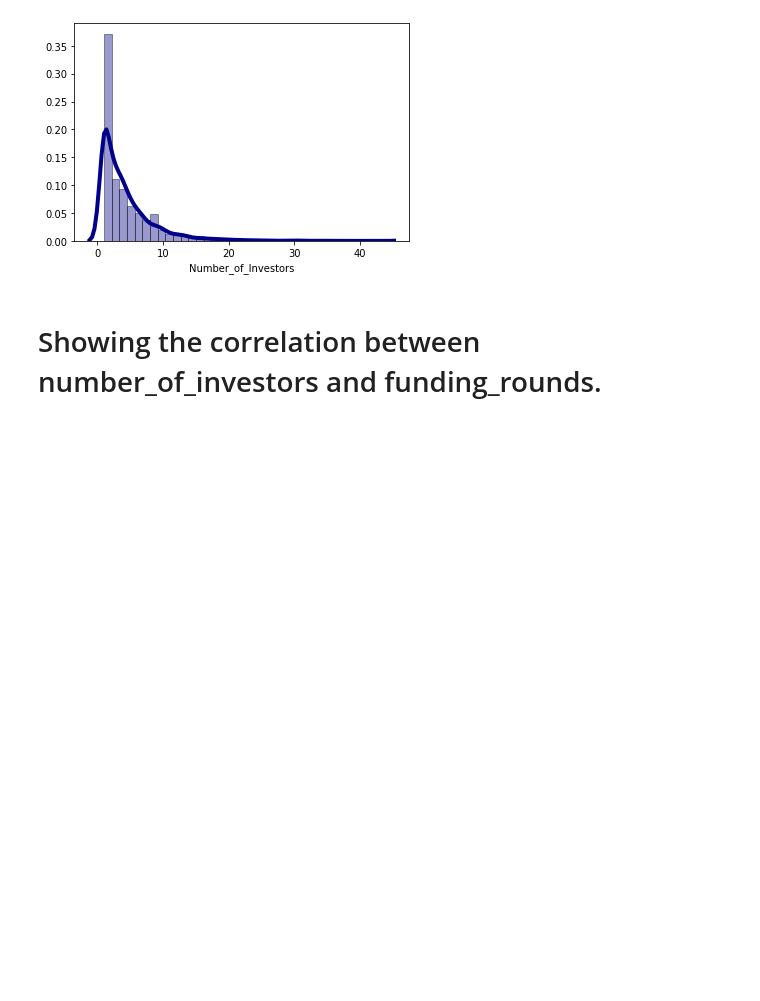
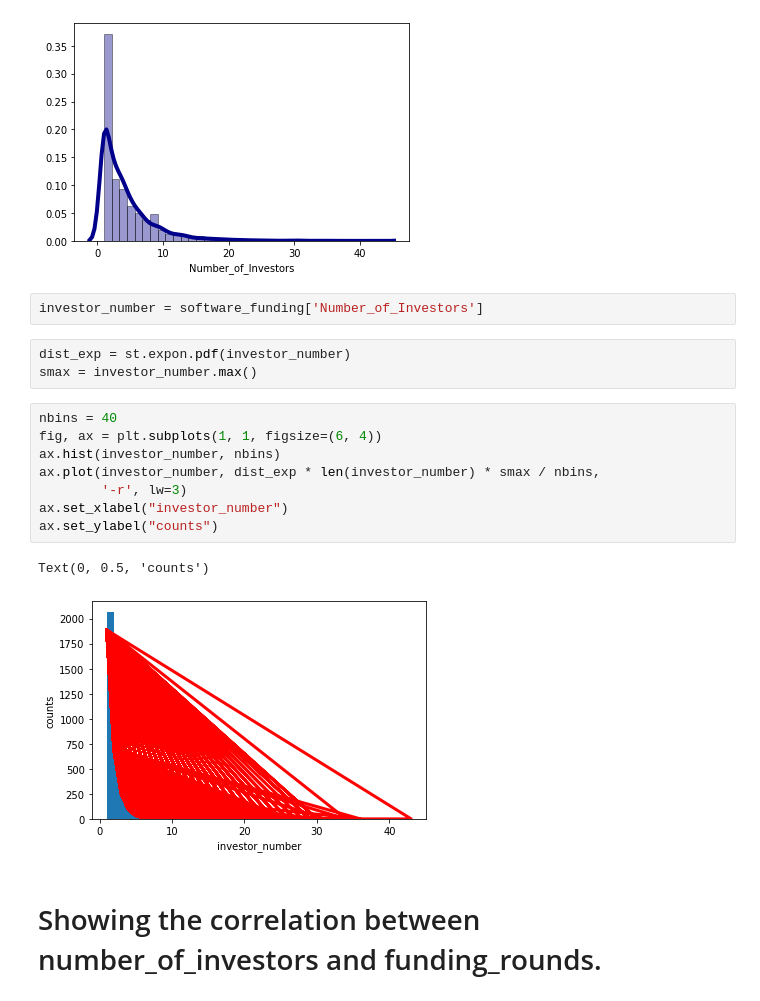
Before and after one commit to mdlee3551/springboard, a Jupyter notebook: start_ups_data_analysis.ipynb, the cells around one changed output. Saved outputs shown, nothing was run; the diff lists cells and outputs as text; blank space fills up the shorter version.

```diff
--- a/start_ups_data_analysis.ipynb
+++ b/start_ups_data_analysis.ipynb
@@ -381,6 +383,22 @@ sns.distplot(software_funding['Number_of_Investors'], hist=True, kde=True,
 # %% [output]
 <matplotlib.axes._subplots.AxesSubplot at 0x...>
 [figure]
+# %%
+investor_number = software_funding['Number_of_Investors']
+# %%
+dist_exp = st.expon.pdf(investor_number)
+smax = investor_number.max()
+# %%
+nbins = 40
+fig, ax = plt.subplots(1, 1, figsize=(6, 4))
+ax.hist(investor_number, nbins)
+ax.plot(investor_number, dist_exp * len(investor_number) * smax / nbins,
+        '-r', lw=3)
+ax.set_xlabel("investor_number")
+ax.set_ylabel("counts")
+# %% [output]
+Text(0, 0.5, 'counts')
+[figure, added]
 # %% [markdown]
 # Showing the correlation between number_of_investors and funding_rounds.
 # %%
```
Also changed, not shown: parts of 2 cells of this notebook.
